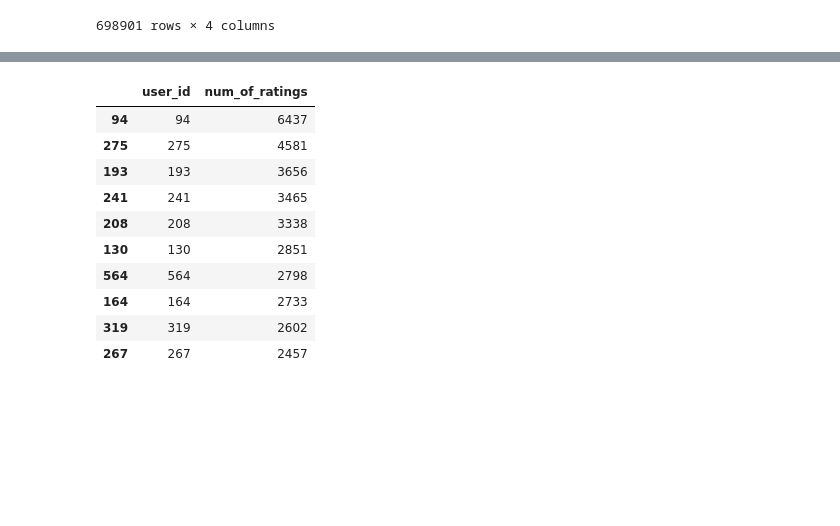
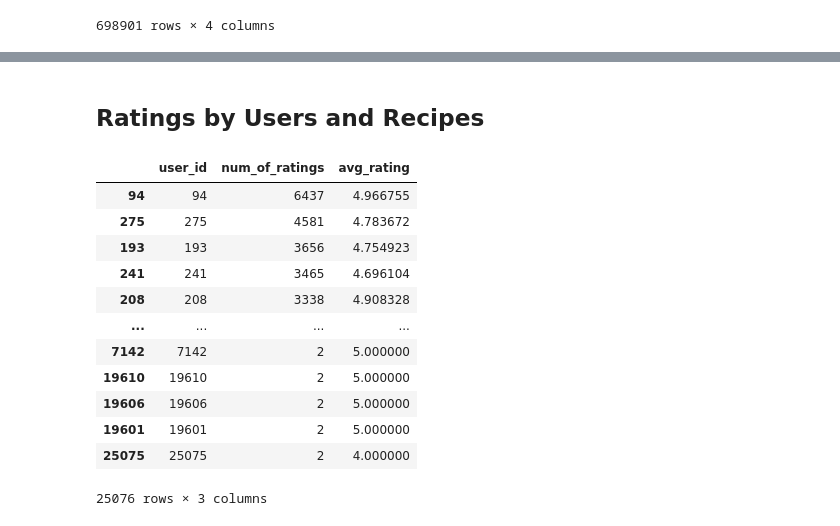
Before and after one commit to AnaqiAmir/FlavorFusion, a Jupyter notebook: EDA.ipynb, the cells around one changed output, grey strips where cells are left out. Drawn from its saved outputs; the diff is of its cells as text; code cells hidden in the pictures; blank space fills up the shorter version.

```diff
--- a/EDA.ipynb
+++ b/EDA.ipynb
@@ -87,0 +131,33 @@ plt.show()
+# %%
+# Extract Year and Month as separate columns
+df['year'] = df['date'].dt.year
+df['month'] = df['date'].dt.month
+
+# Group by Year and Month, and count ratings
+monthly_counts = df.groupby(['year', 'month']).agg(count=('user_id', 'size')).reset_index()
+
+# Loop through each unique year and plot
+unique_years = monthly_counts['year'].unique()
+
+# Create a figure with 19 subplots (one for each rating)
+fig, axes = plt.subplots(5, 4, figsize=(18, 12))  # 5 rows, 4 columns
+fig.delaxes(axes[4,3]) # Delete last ax
+axes = axes.flatten()  # Flatten the 2D array of axes to easily iterate
+
+# Loop over each rating (2000 through 2018)
+for i, year in enumerate(range(2000, 2019)):
+
+    # Filter data for the specific year
+    year_data = monthly_counts[monthly_counts['year'] == year]
+
+    # Create a bar plot for the year
+    axes[i].bar(data=year_data, x='month', height='count', alpha=0.7)
+    axes[i].set_xticks(range(12), ['Jan', 'Feb', 'Mar', 'Apr', 'May', 'Jun', 'Jul', 'Aug', 'Sep', 'Oct', 'Nov', 'Dec'])
+    axes[i].set_xlabel('Month')
+    axes[i].set_ylabel('Number of Ratings')
+    axes[i].set_title(f'Number of Ratings by Month for {year}')
+    axes[i].tick_params(axis='x', rotation=45)  # Rotate x-axis labels for readability
+
+# Adjust layout
+plt.tight_layout()
+plt.show()
@@ -88,17 +180,23 @@ plt.show()
+# %% [markdown]
+## Ratings by Users and Recipes
 # %%
-# Find users with ratings
-user_ratings = df.groupby('user_id').size().reset_index(name='num_of_ratings')
-user_ratings.sort_values(by='num_of_ratings',ascending=False,inplace=True)
-user_ratings.head(10)
+# Ratings by recipes
+user_ratings = df.groupby('user_id') \
+       .agg(num_of_ratings=('user_id', 'size'), avg_rating=('rating', 'mean')) \
+       .reset_index()\
+       .sort_values(by='num_of_ratings',ascending=False)
+user_ratings
 # %% [output]
-|  | user_id | num_of_ratings |
-| 94 | 94 | 6437 |
-| 275 | 275 | 4581 |
-| 193 | 193 | 3656 |
-| 241 | 241 | 3465 |
-| 208 | 208 | 3338 |
-| 130 | 130 | 2851 |
-| 564 | 564 | 2798 |
-| 164 | 164 | 2733 |
-| 319 | 319 | 2602 |
-| 267 | 267 | 2457 |
+|  | user_id | num_of_ratings | avg_rating |
+| 94 | 94 | 6437 | 4.966755 |
+| 275 | 275 | 4581 | 4.783672 |
+| 193 | 193 | 3656 | 4.754923 |
+| 241 | 241 | 3465 | 4.696104 |
+| 208 | 208 | 3338 | 4.908328 |
+| ... | ... | ... | ... |
+| 7142 | 7142 | 2 | 5.000000 |
+| 19610 | 19610 | 2 | 5.000000 |
+| 19606 | 19606 | 2 | 5.000000 |
+| 19601 | 19601 | 2 | 5.000000 |
+| 25075 | 25075 | 2 | 4.000000 |
+25076 rows × 3 columns
```
Also changed, not shown: parts of 22 cells of this notebook.
